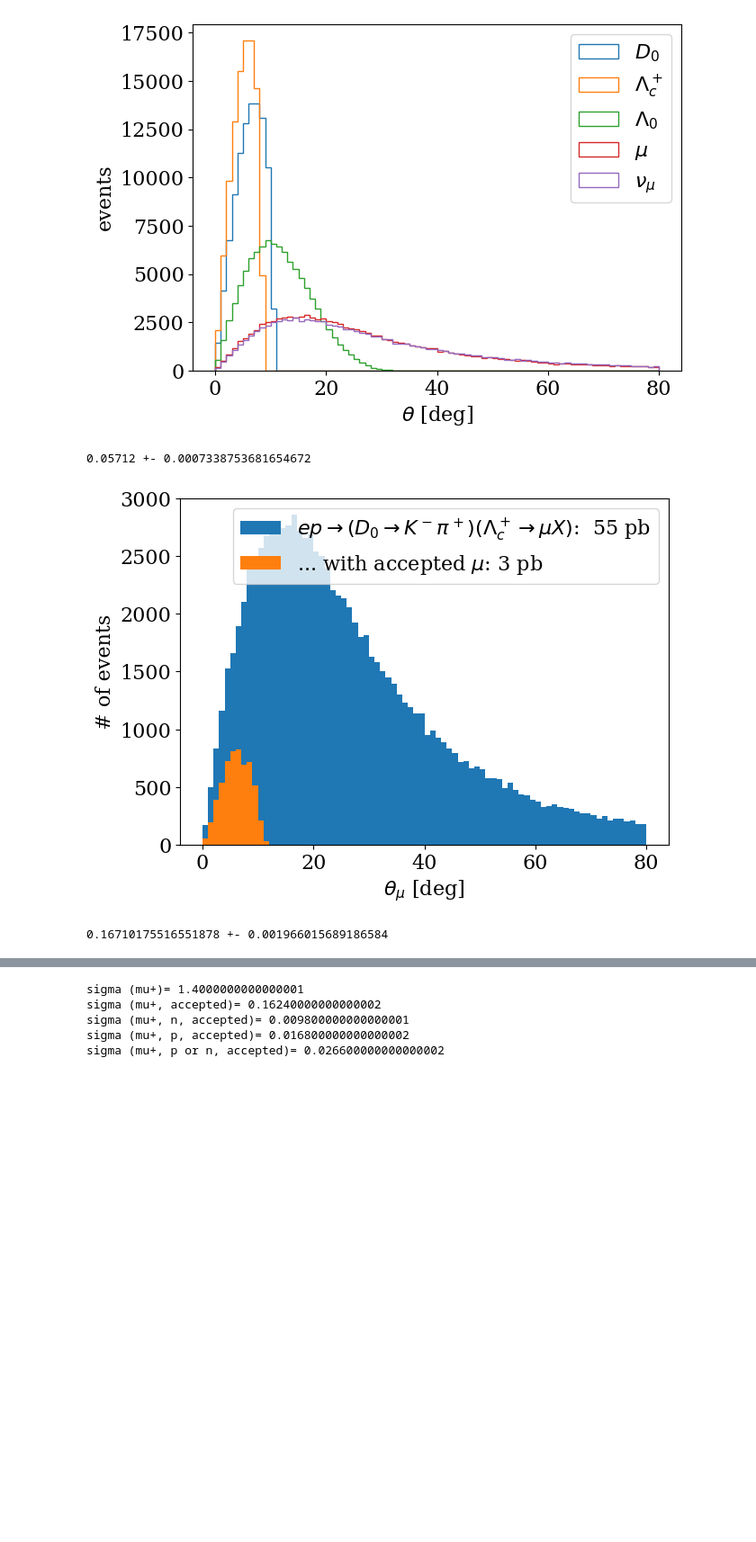
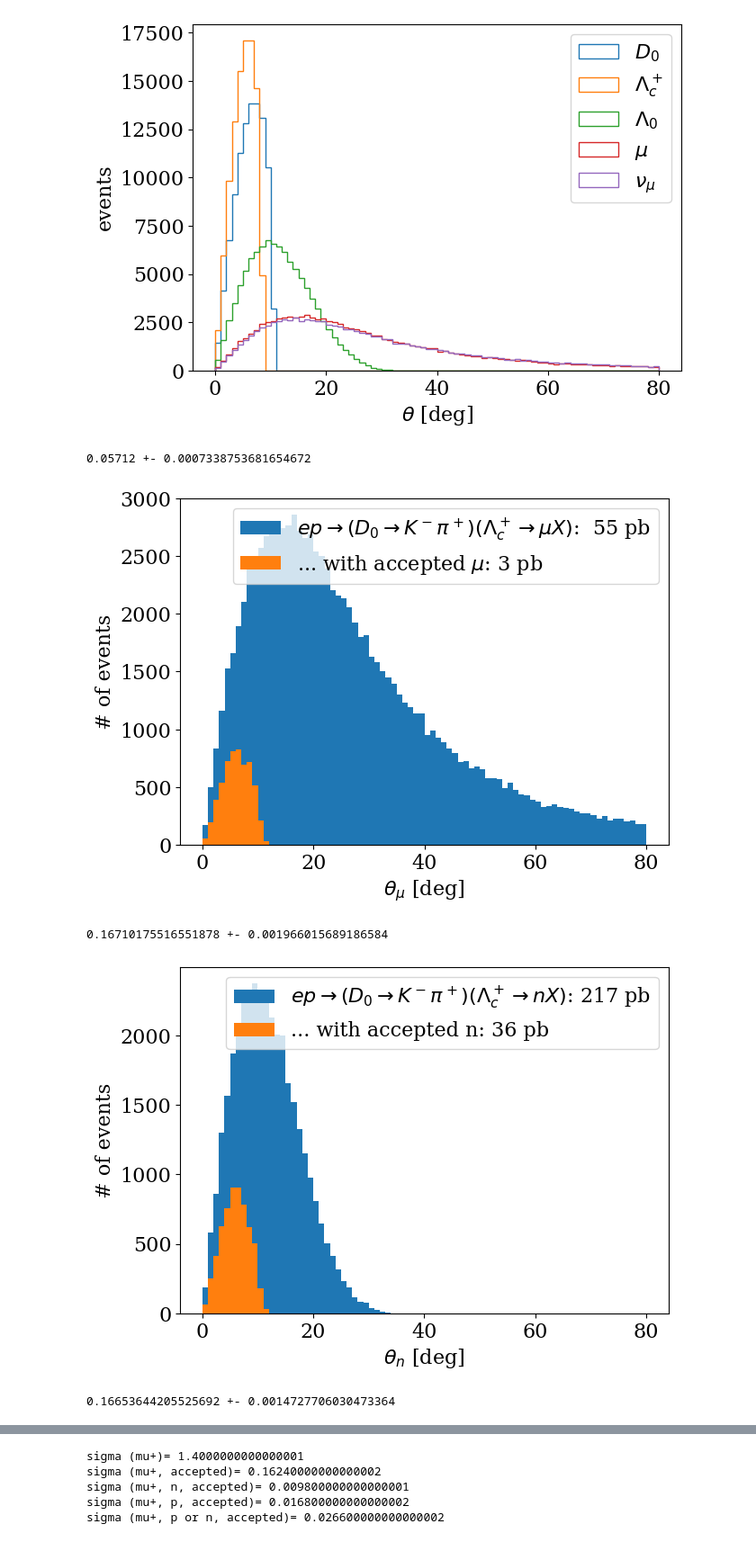
Before and after one commit to sebouh137/fcal_sim, a Jupyter notebook: SimpleEventGenerator.ipynb, the cells around one changed output, grey strips where cells are left out. Shown at 90% size. Drawn from its saved outputs; the diff is of its cells as text; code cells hidden in the pictures; blank space fills up the shorter version.

```diff
--- a/SimpleEventGenerator.ipynb
+++ b/SimpleEventGenerator.ipynb
@@ -434,6 +436,8 @@ def acceptance_condition(particle_name):
     return f"abs({particle_name}_px/{particle_name}_pz)<{uxmax} and {particle_name}_py/{particle_name}_pz>{uymin} and {particle_name}_py/{particle_name}_pz<{uymax}"
 # %%
 #muon acceptance
+
+#total expected cross section from https://arxiv.org/abs/hep-ph/0411295
 tot_nb = 40
 
 f_D0_Kminus_piplus=.03946
@@ -472,32 +476,34 @@ label=f"$ep\\rightarrow (D_0\\rightarrow K^-\\pi^+) (\\Lambda_c^+\\rightarrow n
 plt.hist(df.query("Ntype==2112").N_theta*180/np.pi,bins=np.linspace(0,80,81), label =label)
 #plt.hist(accepted.N_theta*180/np.pi,bins=np.linspace(0, 80, 81), label=f"events with accepted neutron\n({num/denom*100:.1f}$\pm${np.sqrt(num*(denom-num)/denom**3)*100:.1f}% of total)")
 plt.hist(accepted.N_theta*180/np.pi,bins=np.linspace(0, 80, 81), label=f"... with accepted n: {tot_nb*f_D0_Kminus_piplus*f_lambdac_lambda*f_lambda_n*num/denom*1000:.0f} pb")
 
 
 plt.legend()
 plt.xlabel("$\\theta_n$ [deg]")
 plt.ylabel("# of events")
 plt.show()
 
 #proton acceptance:
 accepted = df.query(acceptance_condition("N") +" and Ntype==2212")
 num = len(accepted)
 denom = len(df.query("Ntype==2212"))
 print(num/denom, "+-", np.sqrt(num*(denom-num)/denom**3))
 
 f_lambdac_lambda=.382
 f_lambda_p=.64
 
-label =f" $ep\\rightarrow (D_0\\rightarrow K^-\\pi^+) (\\Lambda_c^+\\rightarrow p X)$: {tot_nb*f_D0_Kminus_piplus*f_lambdac_lambda*f_lambda_p*1000:.0f} nb)"
+label =f" $ep\\rightarrow (D_0\\rightarrow K^-\\pi^+) (\\Lambda_c^+\\rightarrow p X)$: {tot_nb*f_D0_Kminus_piplus*f_lambdac_lambda*f_lambda_p*1000:.0f} pb)"
 plt.hist(df.query("Ntype==2212").N_theta*180/np.pi,bins=np.linspace(0,80,81), label =label)
 #plt.hist(accepted.N_theta*180/np.pi,bins=np.linspace(0, 80, 81), label=f"events with accepted proton\n({num/denom*100:.1f}$\pm${np.sqrt(num*(denom-num)/denom**3)*100:.1f}% of total)")
-label=f"... with accepted p: {num/denom*tot_nb*f_D0_Kminus_piplus*f_lambdac_lambda*f_lambda_p*1000:.0f} nb"
+label=f"... with accepted p: {num/denom*tot_nb*f_D0_Kminus_piplus*f_lambdac_lambda*f_lambda_p*1000:.0f} pb"
 plt.hist(accepted.N_theta*180/np.pi,bins=np.linspace(0, 80, 81), label =label)
 plt.legend()
 plt.xlabel("$\\theta_p$ [deg]")
 plt.ylabel("# of events")
 plt.show()
 # %% [output]
 0.05712 +- 0.0007338753681654672
 [figure]
 0.16710175516551878 +- 0.001966015689186584
+[figure, added]
+0.16653644205525692 +- 0.0014727706030473364
```
Also changed, not shown: parts of 5 cells of this notebook, 15 other files.
